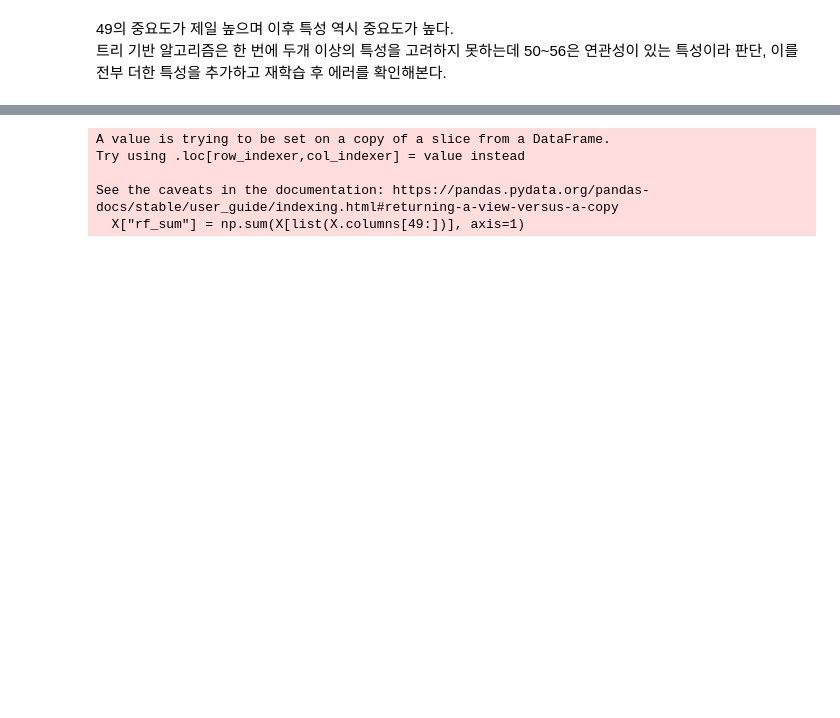
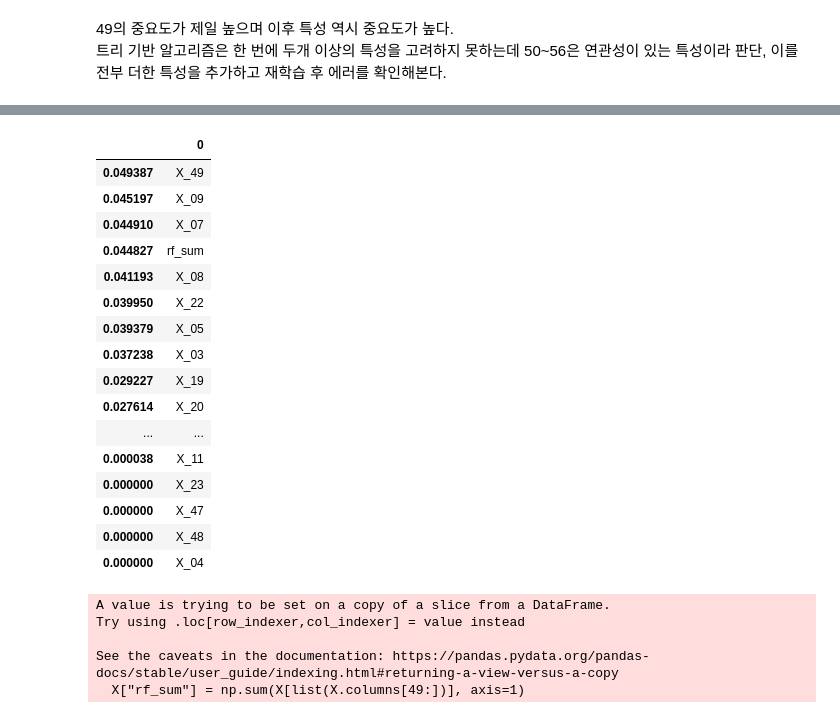
Before and after one commit to hykhhijk/Dacon, a Jupyter notebook: LG_Radar/EDA.ipynb, the cells around one changed output, grey strips where cells are left out. Drawn from its saved outputs; the diff is of its cells as text; code cells hidden in the pictures; blank space fills up the shorter version.

```diff
--- a/LG_Radar/EDA.ipynb
+++ b/LG_Radar/EDA.ipynb
@@ -231,0 +248,6 @@ plt.plot(X.columns,model.feature_importances_)
+# %%
+X_drop = X.drop(X.columns[49:], axis=1)
+X_drop["rf_sum"] = np.sum(X[list(X.columns[49:])], axis=1)
+# %%
+X_train, X_test, y_train, y_test = train_test_split(X_drop, y)
+y_train, y_test = y_train["Y_02"], y_test["Y_02"]
@@ -232,3 +259,23 @@ plt.plot(X.columns,model.feature_importances_)
+# %%
+pd.DataFrame(X_drop.columns,model.feature_importances_).sort_index(ascending=False)
+# %% [output]
+|  | 0 |
+| 0.049387 | X_49 |
+| 0.045197 | X_09 |
+| 0.044910 | X_07 |
+| 0.044827 | rf_sum |
+| 0.041193 | X_08 |
+| 0.039950 | X_22 |
+| 0.039379 | X_05 |
+| 0.037238 | X_03 |
+| 0.029227 | X_19 |
+| 0.027614 | X_20 |
+| ... | ... |
+| 0.000038 | X_11 |
+| 0.000000 | X_23 |
+| 0.000000 | X_47 |
+| 0.000000 | X_48 |
+| 0.000000 | X_04 |
 # %%
 X["rf_sum"] = np.sum(X[list(X.columns[49:])], axis=1)
 # %% [output]
```
Also changed, not shown: parts of 5 cells of this notebook, 10 other files.
